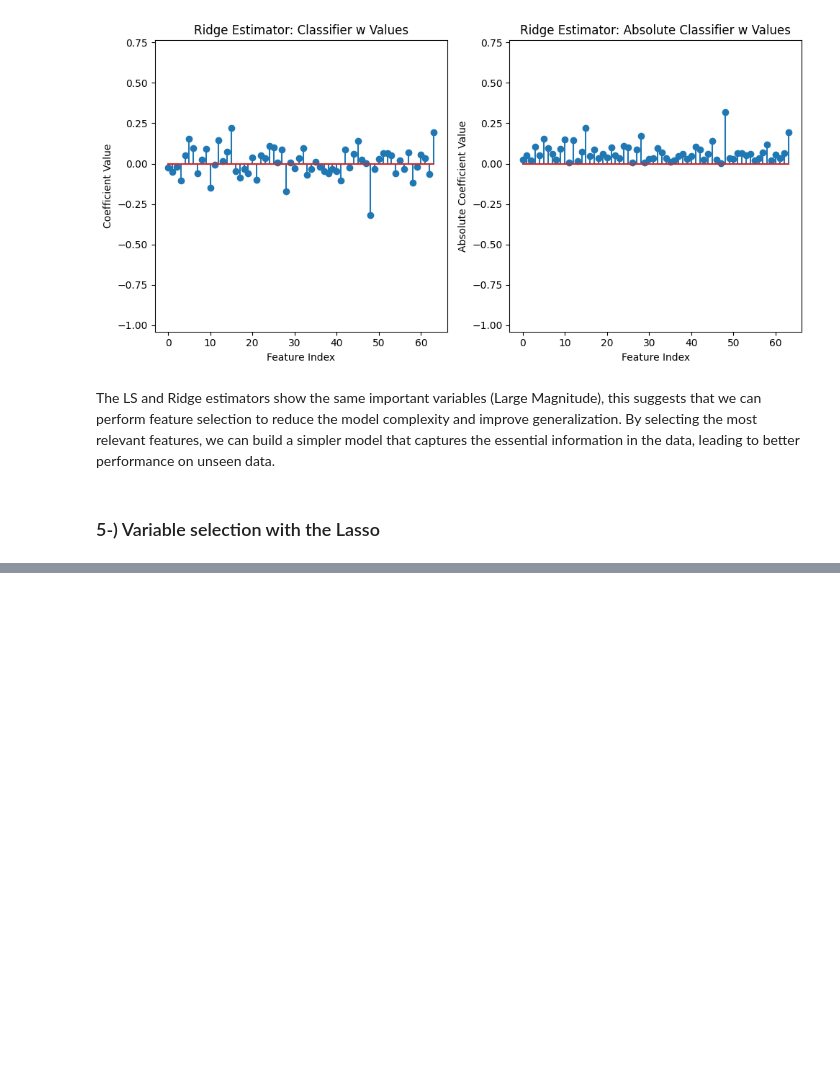
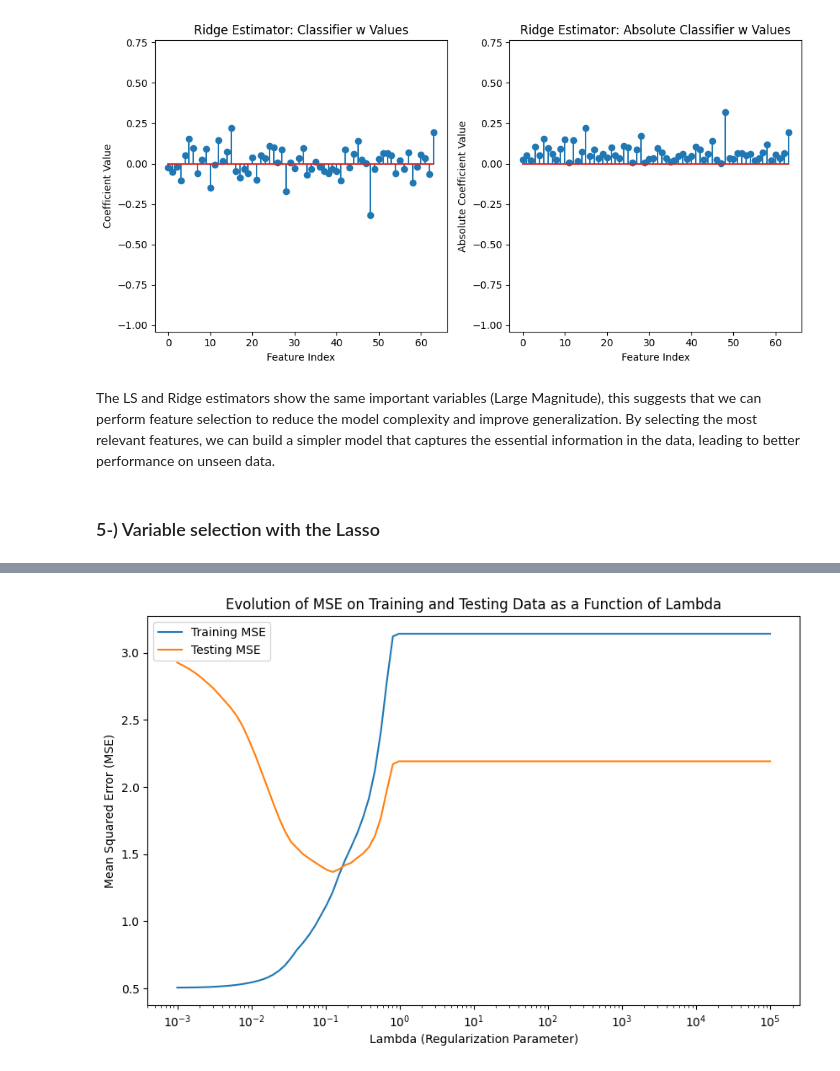
Before and after one commit to YessineMkaouar/Practical-Machine-Learning, a Jupyter notebook: Regression/Lab2.ipynb, the cells around one changed output, grey strips where cells are left out. Drawn from its saved outputs; the diff is of its cells as text; code cells hidden in the pictures; blank space fills up the shorter version.

Commit message:
Add lasso regression

```diff
--- a/Regression/Lab2.ipynb
+++ b/Regression/Lab2.ipynb
@@ -452,3 +453,14 @@ plt.show()
 The LS and Ridge estimators show the same important variables (Large Magnitude), this suggests that we can perform feature selection to reduce the model complexity and improve generalization. By selecting the most relevant features, we can build a simpler model that captures the essential information in the data, leading to better performance on unseen data.
 # %% [markdown]
 ### 5-)  Variable selection with the Lasso
+# %%
+# Create and fit the Lasso regression model with default lambda = 1
+lasso_model = Lasso()
+lasso_model.fit(X_train, Y_train)
+
+# Get the estimated coefficients and intercept
+lasso_coef = lasso_model.coef_
+lasso_intercept = lasso_model.intercept_
+
+print("Lasso Coefficients:", lasso_coef)
+print("Lasso Intercept:", lasso_intercept)
@@ -454,0 +503,38 @@ The LS and Ridge estimators show the same important variables (Large Magnitude),
+# %%
+# Generate 100 values of lambda on a logarithmic scale from 10^(-3) to 10^5
+lst_reg = np.logspace(-3, 5, 100)
+
+# Lists to store the MSE for each lambda on training and testing sets
+mse_train_list = []
+mse_test_list = []
+
+# Loop over each lambda value, fit the model, and calculate MSE for training and testing sets
+for reg in lst_reg:
+    # Initialize Lasso model with the current value of lambda
+    lasso_model = Lasso(alpha=reg)
+    lasso_model.fit(X_train, Y_train)
+
+    # Predict on training and testing data
+    Y_train_pred = lasso_model.predict(X_train)
+    Y_test_pred = lasso_model.predict(X_test)
+
+    # Calculate MSE for training and testing sets
+    mse_train = mean_squared_error(Y_train, Y_train_pred)
+    mse_test = mean_squared_error(Y_test, Y_test_pred)
+
+    # Store the MSE values
+    mse_train_list.append(mse_train)
+    mse_test_list.append(mse_test)
+
+# Plot the MSE as a function of lambda (on a log scale for readability)
+plt.figure(figsize=(10, 6))
+plt.plot(lst_reg, mse_train_list, label="Training MSE")
+plt.plot(lst_reg, mse_test_list, label="Testing MSE")
+plt.xscale("log")
+plt.xlabel("Lambda (Regularization Parameter)")
+plt.ylabel("Mean Squared Error (MSE)")
+plt.title("Evolution of MSE on Training and Testing Data as a Function of Lambda")
+plt.legend()
+plt.show()
+# %% [output]
+[figure, added]
```
Also changed, not shown: parts of 12 cells of this notebook.
